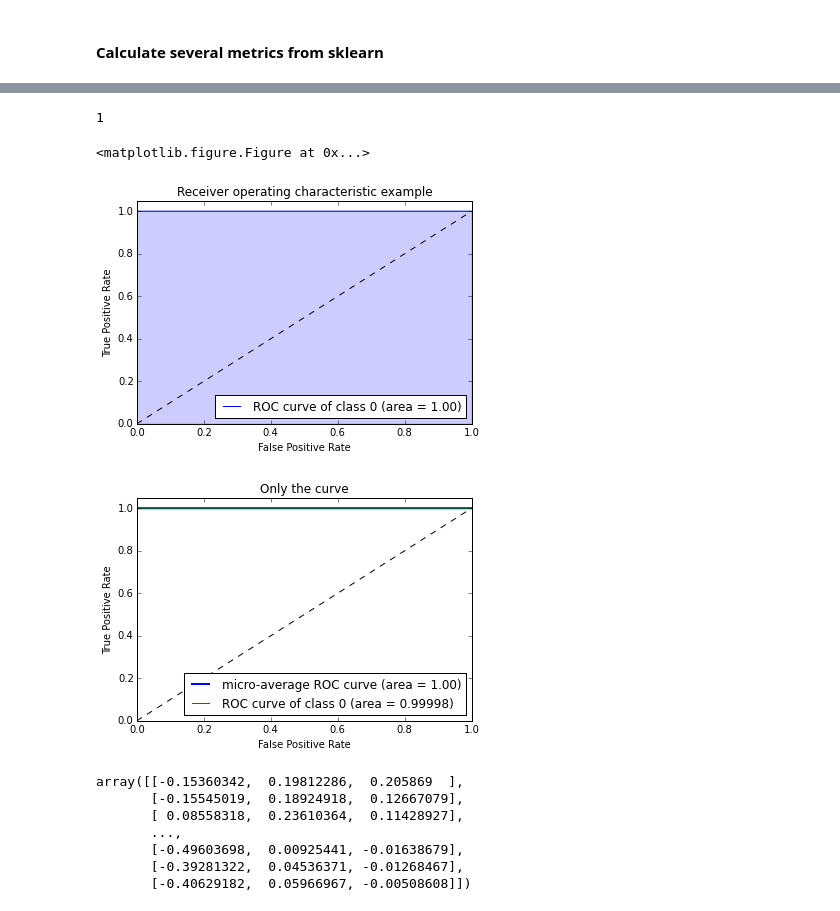
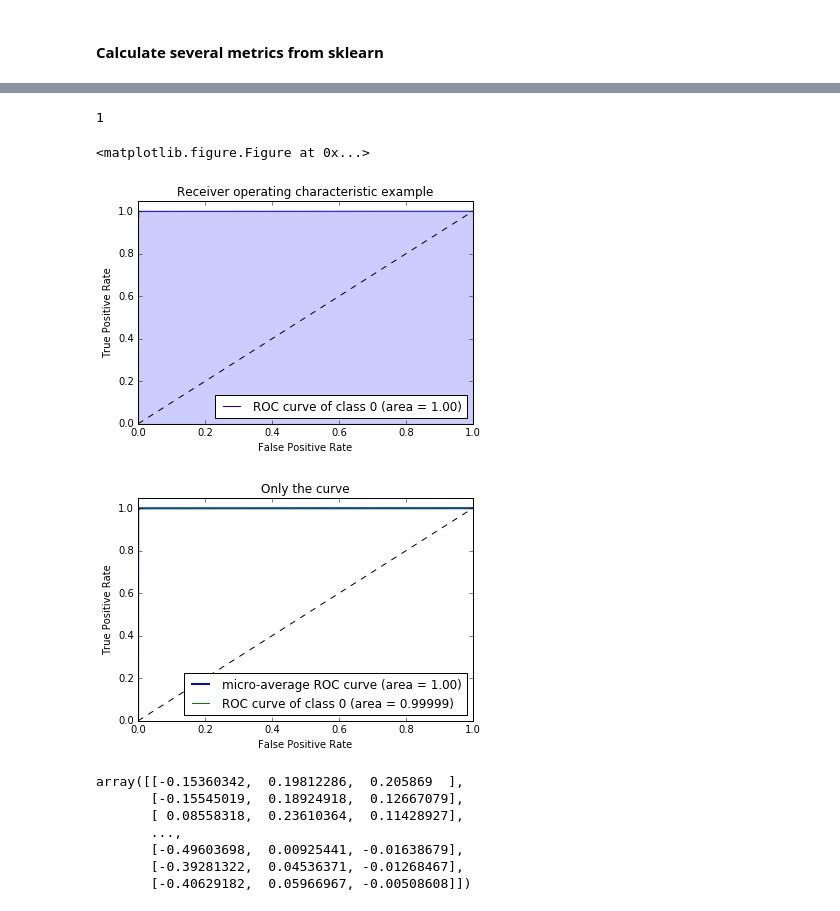
Before and after one commit to celiacintas/agua_tierra_class, a Jupyter notebook: agua_tierra.ipynb, the cells around one changed output, grey strips where cells are left out. Cells and saved outputs as stored; diff of their text form; code cells hidden in the pictures.

```diff
--- a/agua_tierra.ipynb
+++ b/agua_tierra.ipynb
@@ -312,16 +345,16 @@ def plot_roc_curve(n_classes, y_test, y_score, filename=None):
     plt.title('Only the curve')
     plt.legend(loc="lower right")
 # %%
-y_score = nets[0].predict_proba(X_test)[:, 1]
-y_test_bin = np.array(label_binarize(y_test, classes=np.unique(y)))
+y_score = nets[0].predict_proba(X)[:, 1]
+y_test_bin = np.array(label_binarize(y, classes=np.unique(y)))
 n_classes = y_test_bin.shape[1]
 print n_classes
 plot_roc_curve(n_classes, y_test_bin, y_score, filename='lero')
 # %% [output]
 1
 <matplotlib.figure.Figure at 0x...>
-[figure, old version]
+[figure, new version]
-[figure, old version]
+[figure, new version]
 # %%
 from sklearn.decomposition import RandomizedPCA # using randomized Singular Value Decomposition
 Xp = RandomizedPCA(n_components=3, random_state=1).fit_transform(X)
```
Also changed, not shown: parts of 11 cells of this notebook.
